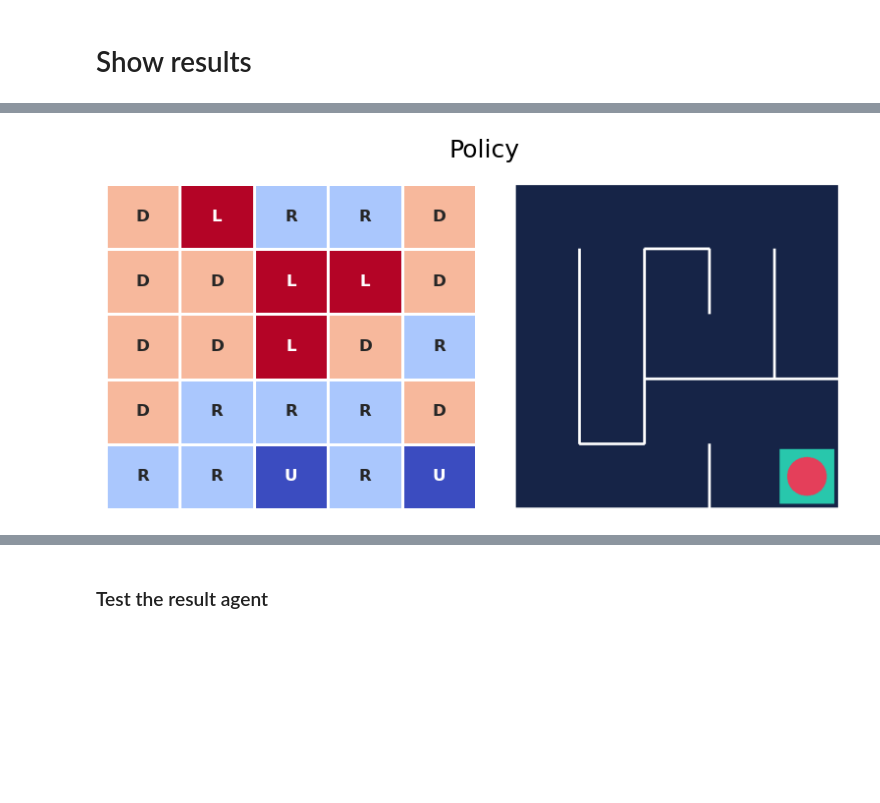
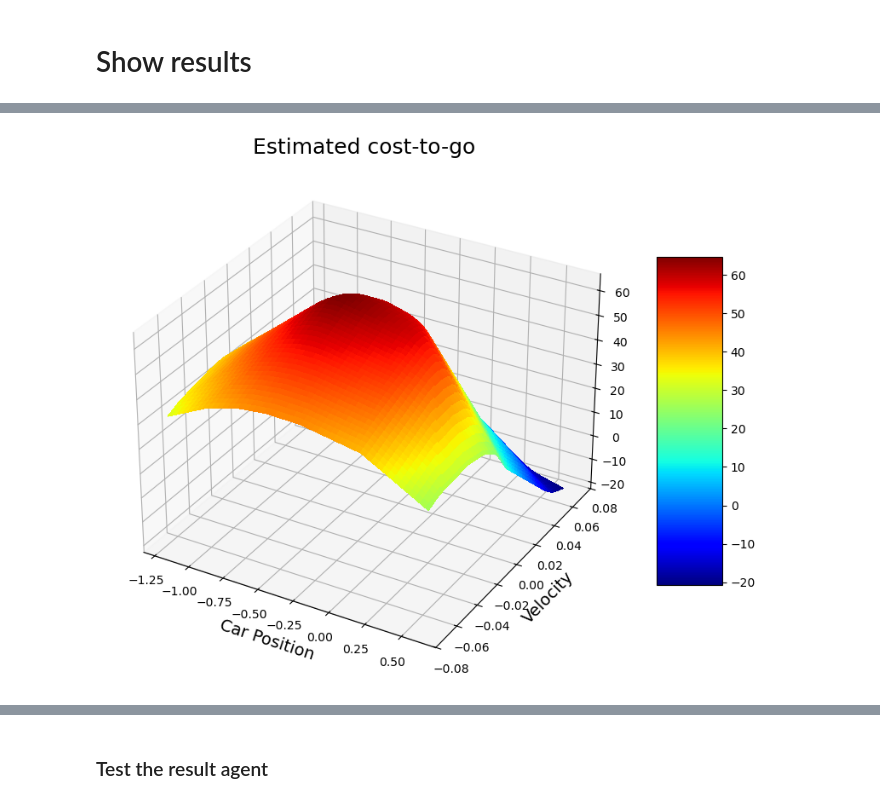
Before and after one commit to dkkahm/study-reinforcement, a Jupyter notebook: javier/013.Deep SARSA.ipynb, the cells around one changed output, grey strips where cells are left out. Cells and saved outputs as stored; diff of their text form; code cells hidden in the pictures; blank space fills up the shorter version.

```diff
--- a/javier/013.Deep SARSA.ipynb
+++ b/javier/013.Deep SARSA.ipynb
@@ -24,0 +51,28 @@ action_values = np.zeros((5, 5, 4))
+# %%
+class PreprocessEnv(gym.Wrapper):
+    def __init__(self, env):
+        gym.Wrapper.__init__(self, env)
+
+    def reset(self):
+        state = self.env.reset()
+
+        # [0. 0.] -> [[0. 0.]]
+        return torch.from_numpy(state).unsqueeze(dim=0).float()
+
+    def step(self, action):
+        action = action.item()
+        next_state, reward, done, info = self.env.step(action)
+
+        next_state = torch.from_numpy(next_state).unsqueeze(dim=0).float()
+        reward = torch.tensor(reward).view(1, -1).float()
+        done = torch.tensor(done).view(1, -1)
+
+        return next_state, reward, done, info
+# %%
+env = PreprocessEnv(env)
+# %%
+state = env.reset()
+action = torch.tensor(0)
+next_state, reward, done, _ = env.step(action)
+print(f"Sample state: {state}")
+print(f"Next state: {next_state}, Reward: {reward}, Done: {done}")
@@ -24,0 +88,8 @@ action_values = np.zeros((5, 5, 4))
+# %%
+q_network = nn.Sequential(
+    nn.Linear(state_dims, 128),
+    nn.ReLU(),
+    nn.Linear(128, 64),
+    nn.ReLU(),
+    nn.Linear(64, num_actions),
+)
@@ -74,4 +196,4 @@ plot_action_values(action_values)
 # %%
-plot_policy(action_values, frame)
+plot_cost_to_go(env, q_network, xlabel='Car Position', ylabel='Velocity')
 # %% [output]
-[figure, old version]
+[figure, new version]
```
Also changed, not shown: parts of 35 cells of this notebook, 1 other file.
